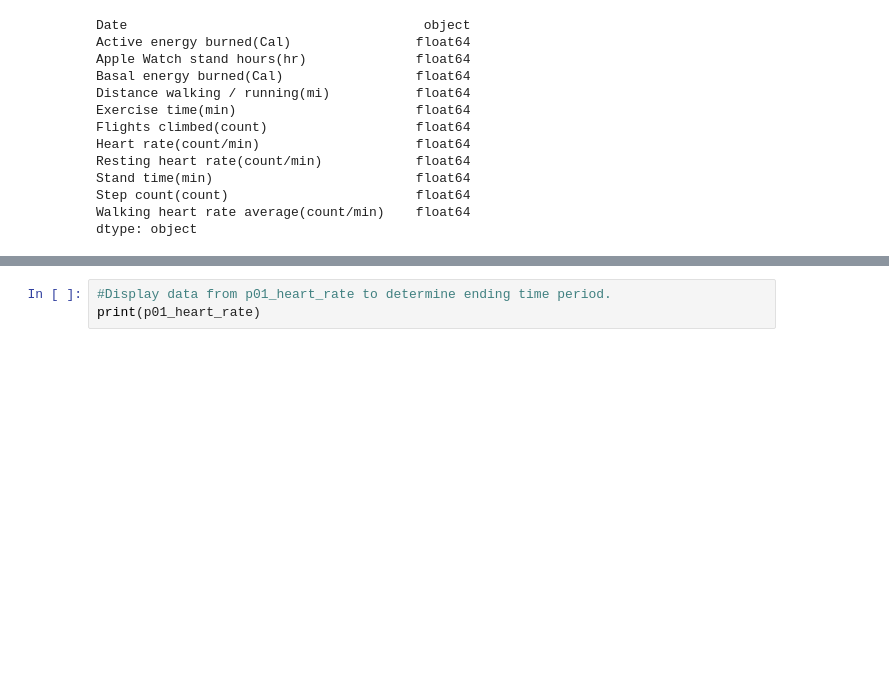
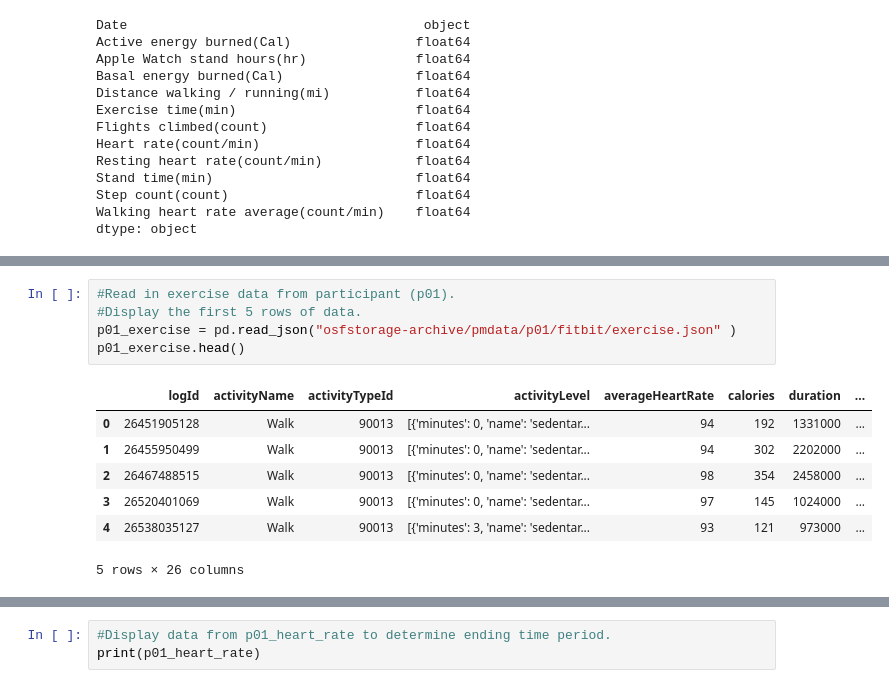
Before and after one commit to KimBug29/Fitness_Tracking, a Jupyter notebook: fitness.ipynb, the cells around one changed output, grey strips where cells are left out. Saved outputs shown, nothing was run; the diff lists cells and outputs as text; blank space fills up the shorter version.

```diff
--- a/fitness.ipynb
+++ b/fitness.ipynb
@@ -86,0 +133,13 @@ p01_heart_rate.head()
+# %%
+#Read in exercise data from participant (p01).
+#Display the first 5 rows of data.
+p01_exercise = pd.read_json("osfstorage-archive/pmdata/p01/fitbit/exercise.json" )
+p01_exercise.head()
+# %% [output]
+|  | logId | activityName | activityTypeId | activityLevel | averageHeartRate | calories | duration | ... |
+| 0 | 26451905128 | Walk | 90013 | [{'minutes': 0, 'name': 'sedentar... | 94 | 192 | 1331000 | ... |
+| 1 | 26455950499 | Walk | 90013 | [{'minutes': 0, 'name': 'sedentar... | 94 | 302 | 2202000 | ... |
+| 2 | 26467488515 | Walk | 90013 | [{'minutes': 0, 'name': 'sedentar... | 98 | 354 | 2458000 | ... |
+| 3 | 26520401069 | Walk | 90013 | [{'minutes': 0, 'name': 'sedentar... | 97 | 145 | 1024000 | ... |
+| 4 | 26538035127 | Walk | 90013 | [{'minutes': 3, 'name': 'sedentar... | 93 | 121 | 973000 | ... |
+5 rows × 26 columns
```
Also changed, not shown: parts of 13 cells of this notebook.
